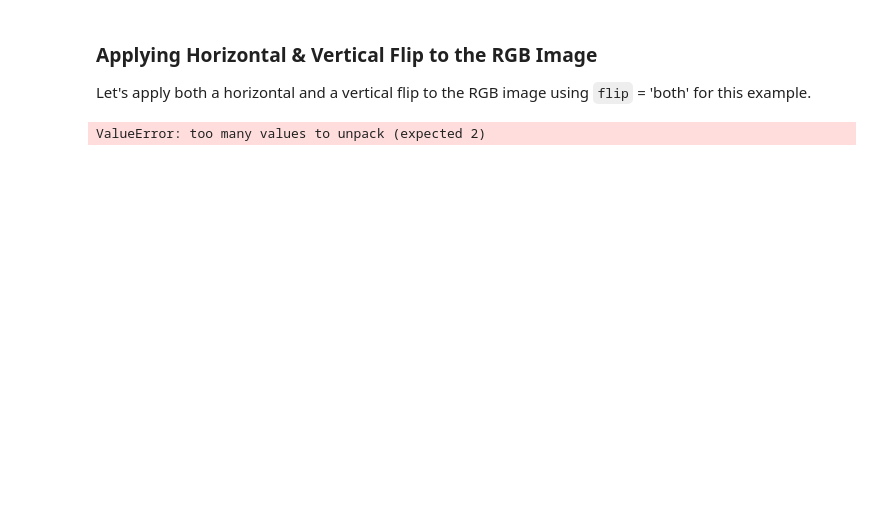
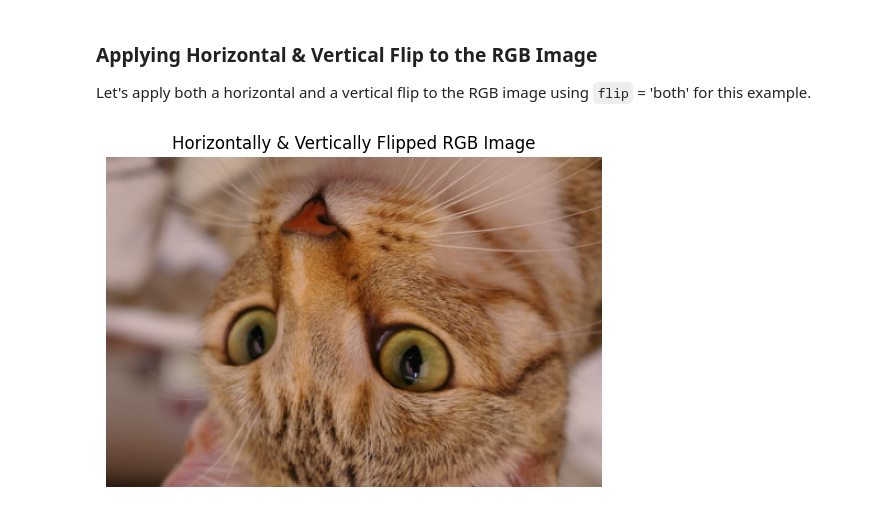
Before and after one commit to UBC-MDS/SharpEdge, a Jupyter notebook: docs/image_reposition.ipynb, the cells around one changed output. Saved outputs shown, nothing was run; the diff lists cells and outputs as text; code cells hidden in the pictures; blank space fills up the shorter version.

```diff
--- a/docs/image_reposition.ipynb
+++ b/docs/image_reposition.ipynb
@@ -99,12 +99,10 @@ Let's apply both a horizontal and a vertical flip to the RGB image using `flip`
 # %%
 # Apply pooling to the RGB image
 flipped_rgb_img = reposition_image(rgb_img, flip='both')
 
-plt.imshow(pooled_rgb_img)
+plt.imshow(flipped_rgb_img)
 plt.title('Horizontally & Vertically Flipped RGB Image')
 plt.axis('off')
 plt.show()
-
-print(f'The original shape of the image was:{np.shape(rgb_img)} \nAfter pooling using the mean pooling method with a window size of 8x8, the new shape of the image is: {np.shape(flipped_rgb_img)}')
 # %% [output]
-ValueError: too many values to unpack (expected 2)
+[figure, added]
```
Also changed, not shown: parts of 2 cells of this notebook.
